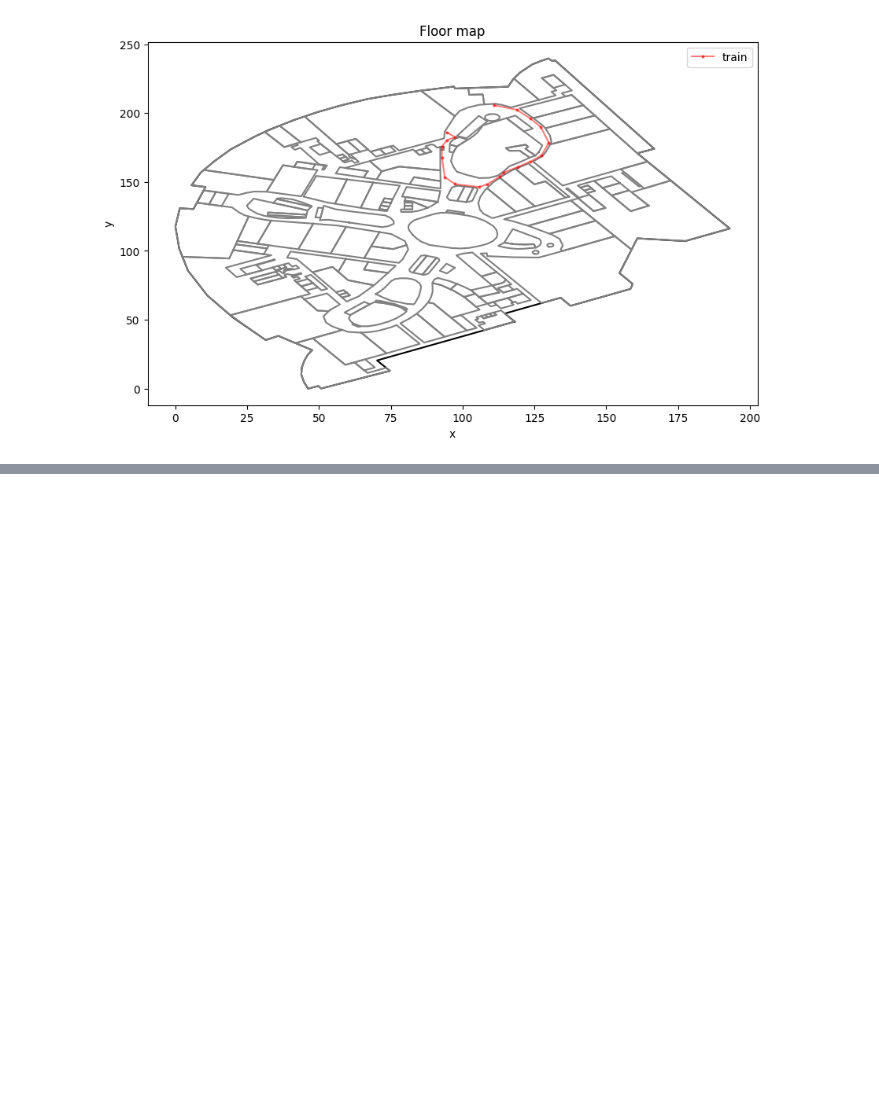
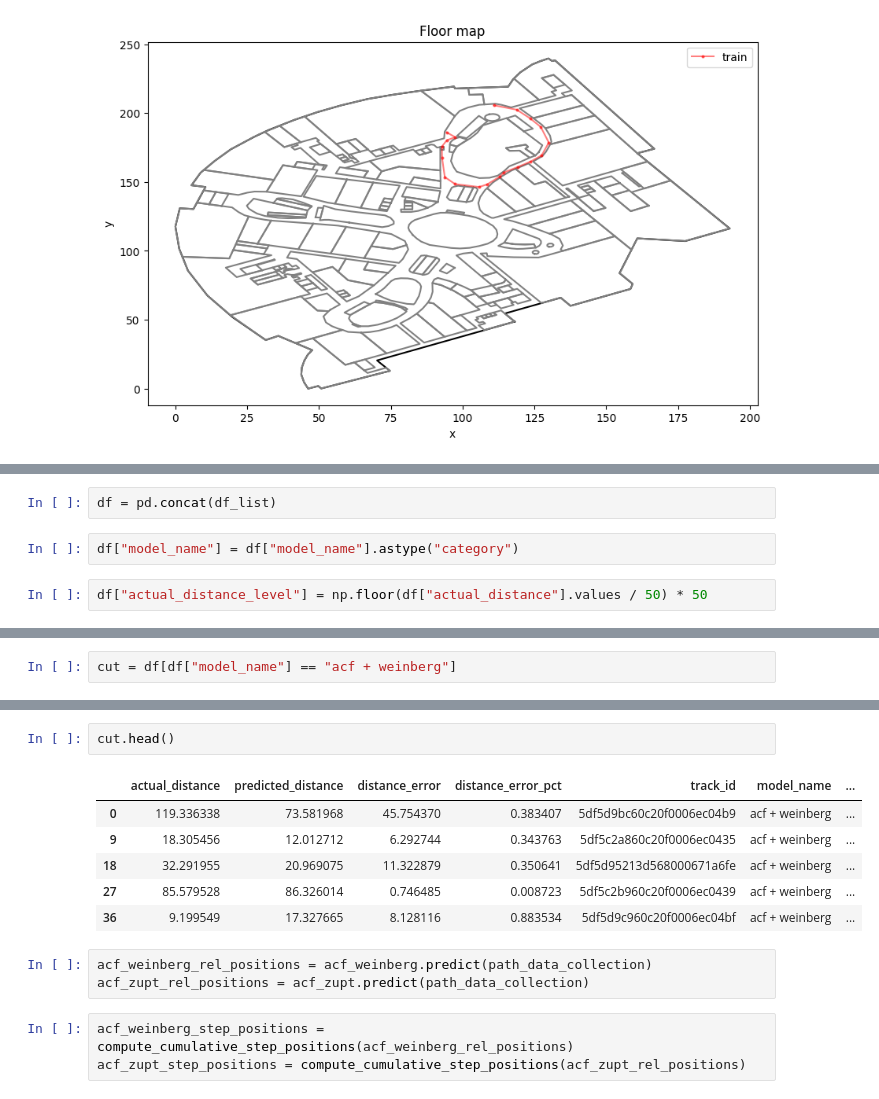
Before and after one commit to hungnd11/my-thesis, a Jupyter notebook: code/notebooks/pdr_experiments.ipynb, the cells around one changed output, grey strips where cells are left out. Saved outputs shown, nothing was run; the diff lists cells and outputs as text; blank space fills up the shorter version.

```diff
--- a/code/notebooks/pdr_stride_length.ipynb
+++ b/code/notebooks/pdr_experiments.ipynb
@@ -315,0 +320,6 @@ zupt_rel_positions = compute_rel_positions(stride_lengths, step_headings)
+# %%
+df = pd.concat(df_list)
+# %%
+df["model_name"] = df["model_name"].astype("category")
+# %%
+df["actual_distance_level"] = np.floor(df["actual_distance"].values / 50) * 50
@@ -315,0 +340,2 @@ zupt_rel_positions = compute_rel_positions(stride_lengths, step_headings)
+# %%
+cut = df[df["model_name"] == "acf + weinberg"]
@@ -315,0 +355,15 @@ zupt_rel_positions = compute_rel_positions(stride_lengths, step_headings)
+# %%
+cut.head()
+# %% [output]
+|  | actual_distance | predicted_distance | distance_error | distance_error_pct | track_id | model_name | ... |
+| 0 | 119.336338 | 73.581968 | 45.754370 | 0.383407 | 5df5d9bc60c20f0006ec04b9 | acf + weinberg | ... |
+| 9 | 18.305456 | 12.012712 | 6.292744 | 0.343763 | 5df5c2a860c20f0006ec0435 | acf + weinberg | ... |
+| 18 | 32.291955 | 20.969075 | 11.322879 | 0.350641 | 5df5d95213d568000671a6fe | acf + weinberg | ... |
+| 27 | 85.579528 | 86.326014 | 0.746485 | 0.008723 | 5df5c2b960c20f0006ec0439 | acf + weinberg | ... |
+| 36 | 9.199549 | 17.327665 | 8.128116 | 0.883534 | 5df5d9c960c20f0006ec04bf | acf + weinberg | ... |
+# %%
+acf_weinberg_rel_positions = acf_weinberg.predict(path_data_collection)
+acf_zupt_rel_positions = acf_zupt.predict(path_data_collection)
+# %%
+acf_weinberg_step_positions = compute_cumulative_step_positions(acf_weinberg_rel_positions)
+acf_zupt_step_positions = compute_cumulative_step_positions(acf_zupt_rel_positions)
```
Also changed, not shown: parts of 35 cells of this notebook, 3 other files.
